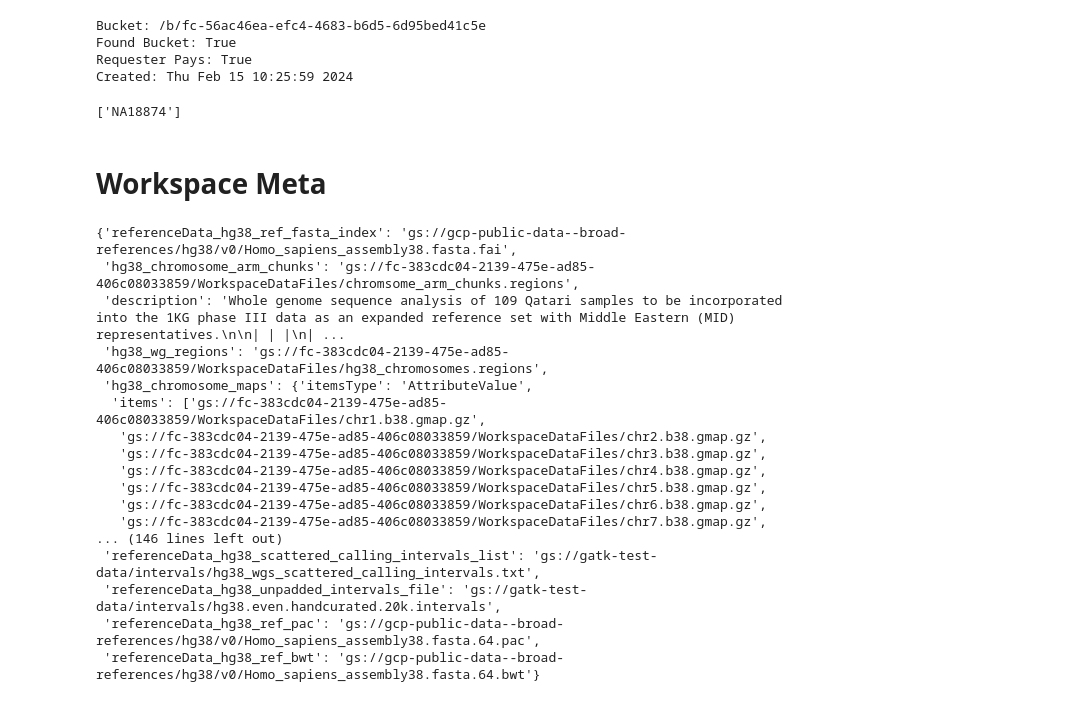
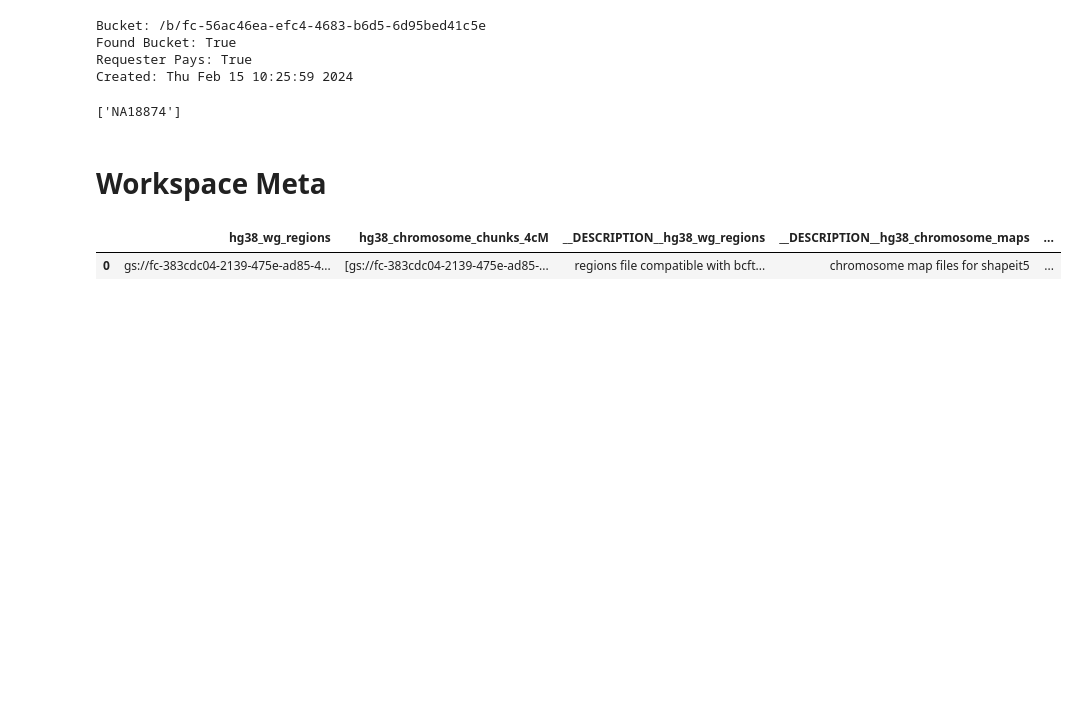
Before and after one commit to KAnderson-DFCI/Germline_Method_Development_AlDubayan, a Jupyter notebook: misc_analyses/gcloudops.ipynb, the cells around one changed output. Drawn from its saved outputs; the diff is of its cells as text; code cells hidden in the pictures; blank space fills up the shorter version.

```diff
--- a/misc_analyses/gcloudops.ipynb
+++ b/misc_analyses/gcloudops.ipynb
@@ -625,22 +625,7 @@ missing
 # %%
 ws = kt.Workspace(workspaces['Qatari Ref'])
 # %%
-ws.atts
+ws.get_workspace_data()
 # %% [output]
-{'referenceData_hg38_ref_fasta_index': 'gs://gcp-public-data--broad-references/hg38/v0/Homo_sapiens_assembly38.fasta.fai',
- 'hg38_chromosome_arm_chunks': 'gs://fc-383cdc04-2139-475e-ad85-406c08033859/WorkspaceDataFiles/chromsome_arm_chunks.regions',
- 'description': 'Whole genome sequence analysis of 109 Qatari samples to be incorporated into the 1KG phase III data as an expanded reference set with Middle Eastern (MID) representatives.\n\n| | |\n| ...
- 'hg38_wg_regions': 'gs://fc-383cdc04-2139-475e-ad85-406c08033859/WorkspaceDataFiles/hg38_chromosomes.regions',
- 'hg38_chromosome_maps': {'itemsType': 'AttributeValue',
-  'items': ['gs://fc-383cdc04-2139-475e-ad85-406c08033859/WorkspaceDataFiles/chr1.b38.gmap.gz',
-   'gs://fc-383cdc04-2139-475e-ad85-406c08033859/WorkspaceDataFiles/chr2.b38.gmap.gz',
-   'gs://fc-383cdc04-2139-475e-ad85-406c08033859/WorkspaceDataFiles/chr3.b38.gmap.gz',
-   'gs://fc-383cdc04-2139-475e-ad85-406c08033859/WorkspaceDataFiles/chr4.b38.gmap.gz',
-   'gs://fc-383cdc04-2139-475e-ad85-406c08033859/WorkspaceDataFiles/chr5.b38.gmap.gz',
-   'gs://fc-383cdc04-2139-475e-ad85-406c08033859/WorkspaceDataFiles/chr6.b38.gmap.gz',
-   'gs://fc-383cdc04-2139-475e-ad85-406c08033859/WorkspaceDataFiles/chr7.b38.gmap.gz',
-... (146 lines left out)
- 'referenceData_hg38_scattered_calling_intervals_list': 'gs://gatk-test-data/intervals/hg38_wgs_scattered_calling_intervals.txt',
- 'referenceData_hg38_unpadded_intervals_file': 'gs://gatk-test-data/intervals/hg38.even.handcurated.20k.intervals',
- 'referenceData_hg38_ref_pac': 'gs://gcp-public-data--broad-references/hg38/v0/Homo_sapiens_assembly38.fasta.64.pac',
- 'referenceData_hg38_ref_bwt': 'gs://gcp-public-data--broad-references/hg38/v0/Homo_sapiens_assembly38.fasta.64.bwt'}
+|  | hg38_wg_regions | hg38_chromosome_chunks_4cM | __DESCRIPTION__hg38_wg_regions | __DESCRIPTION__hg38_chromosome_maps | ... |
+| 0 | gs://fc-383cdc04-2139-475e-ad85-4... | [gs://fc-383cdc04-2139-475e-ad85-... | regions file compatible with bcft... | chromosome map files for shapeit5 | ... |
```
Also changed, not shown: parts of 6 cells of this notebook, 8 other files.
